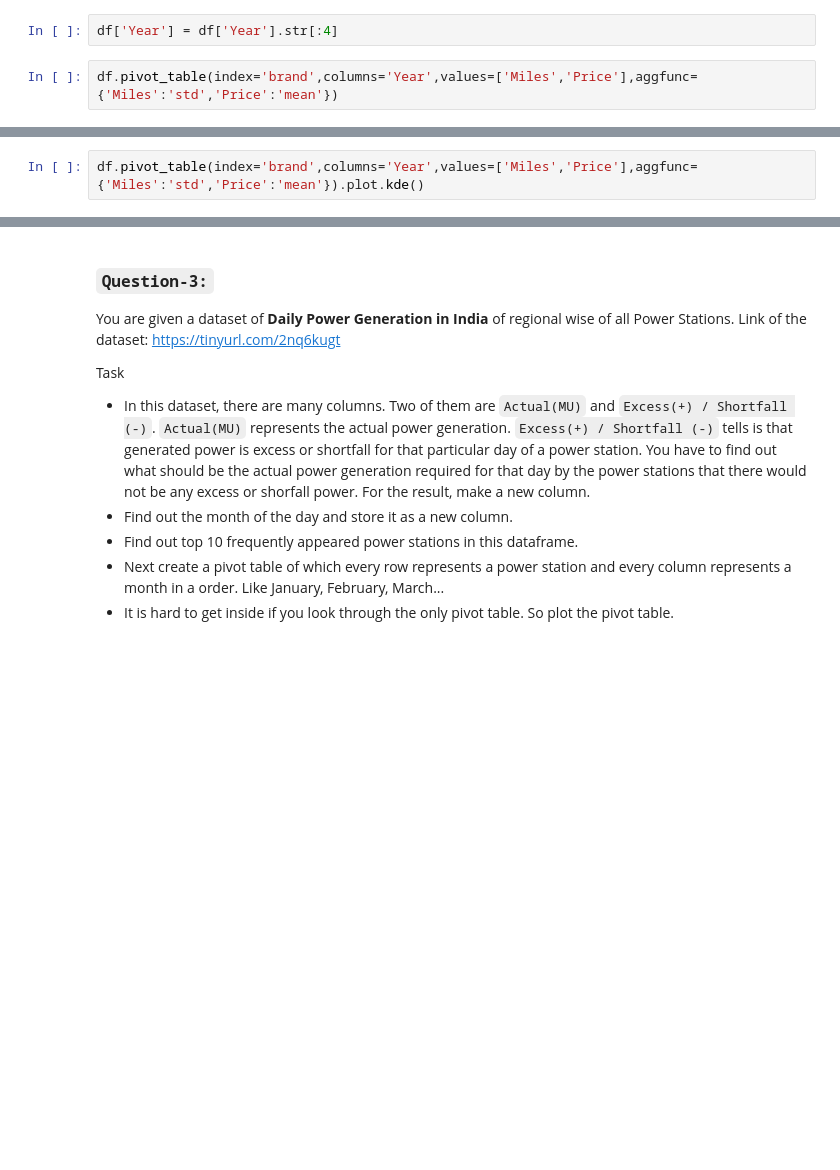
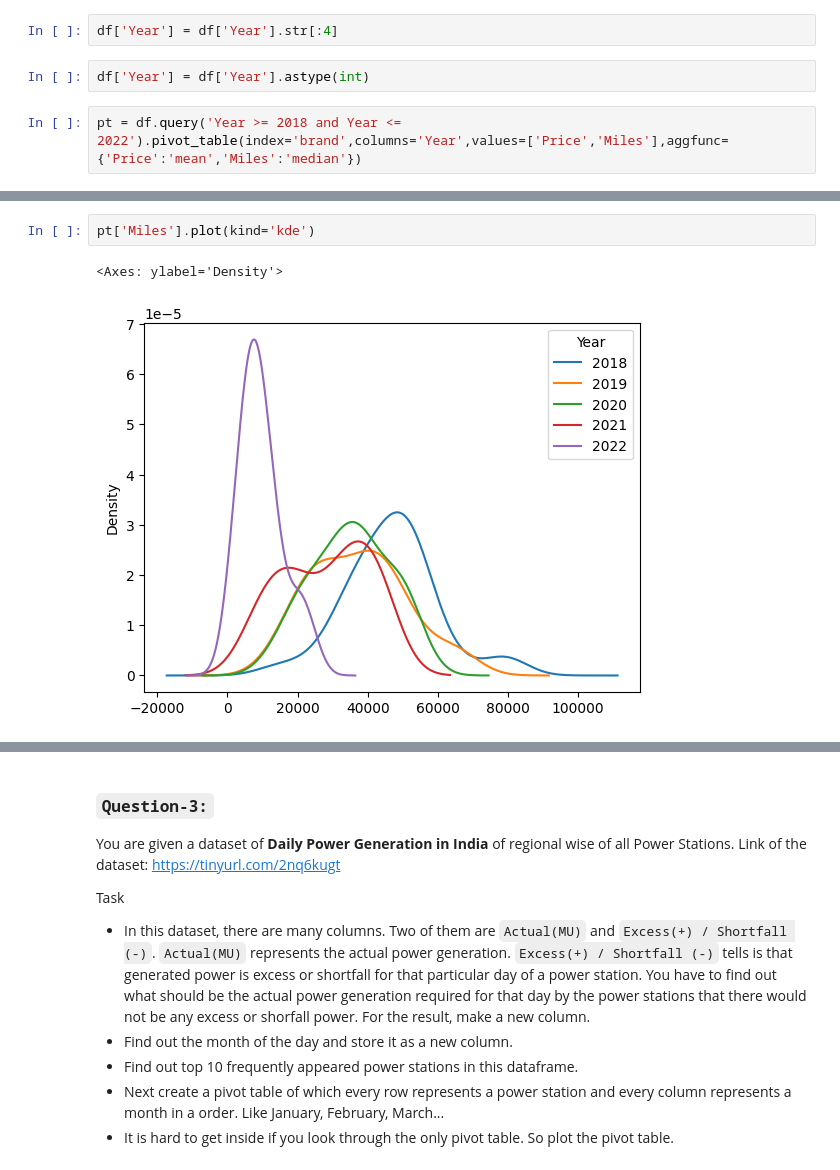
Before and after one commit to gmohite7/machine-learning, a Jupyter notebook: Week 08 Advanced Pandas/task_22.ipynb, the cells around one changed output, grey strips where cells are left out. Cells and saved outputs as stored; diff of their text form; blank space fills up the shorter version.

```diff
--- a/Week 08 Advanced Pandas/task_22.ipynb
+++ b/Week 08 Advanced Pandas/task_22.ipynb
@@ -65,5 +64,7 @@ df.head(5)
 df['Year'] = df['Year'].astype(str)
 # %%
 df['Year'] = df['Year'].str[:4]
+# %%
+df['Year'] = df['Year'].astype(int)
 # %%
-df.pivot_table(index='brand',columns='Year',values=['Miles','Price'],aggfunc={'Miles':'std','Price':'mean'})
+pt = df.query('Year >= 2018 and Year <= 2022').pivot_table(index='brand',columns='Year',values=['Price','Miles'],aggfunc={'Price':'mean','Miles':'median'})
@@ -90,2 +71,5 @@ df.pivot_table(index='brand',columns='Year',values=['Miles','Price'],aggfunc={'M
-# %%
-df.pivot_table(index='brand',columns='Year',values=['Miles','Price'],aggfunc={'Miles':'std','Price':'mean'}).plot.kde()
+# %%
+pt['Miles'].plot(kind='kde')
+# %% [output]
+<Axes: ylabel='Density'>
+[figure, added]
```
Also changed, not shown: parts of 36 cells of this notebook, 1 other file.
